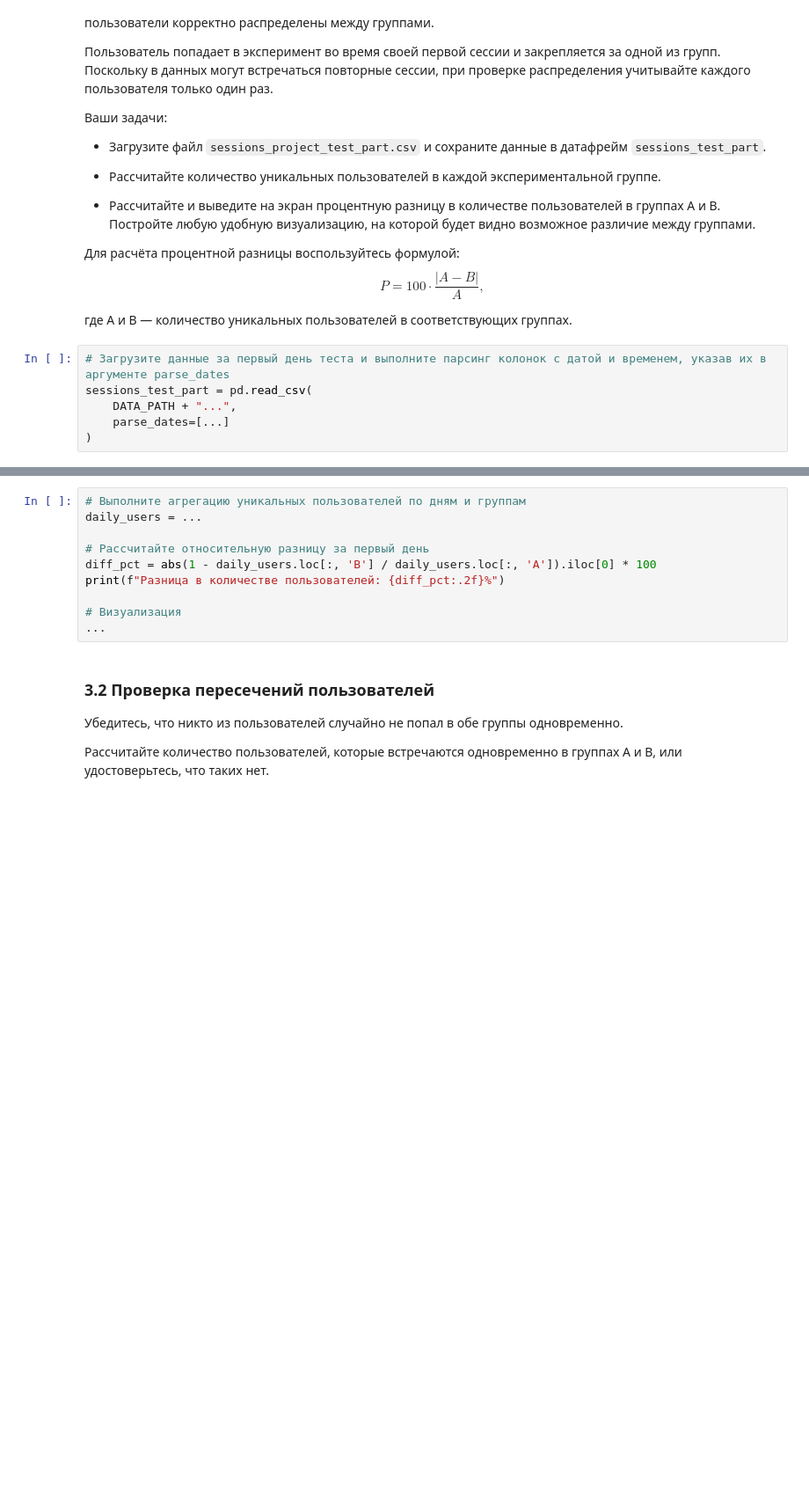
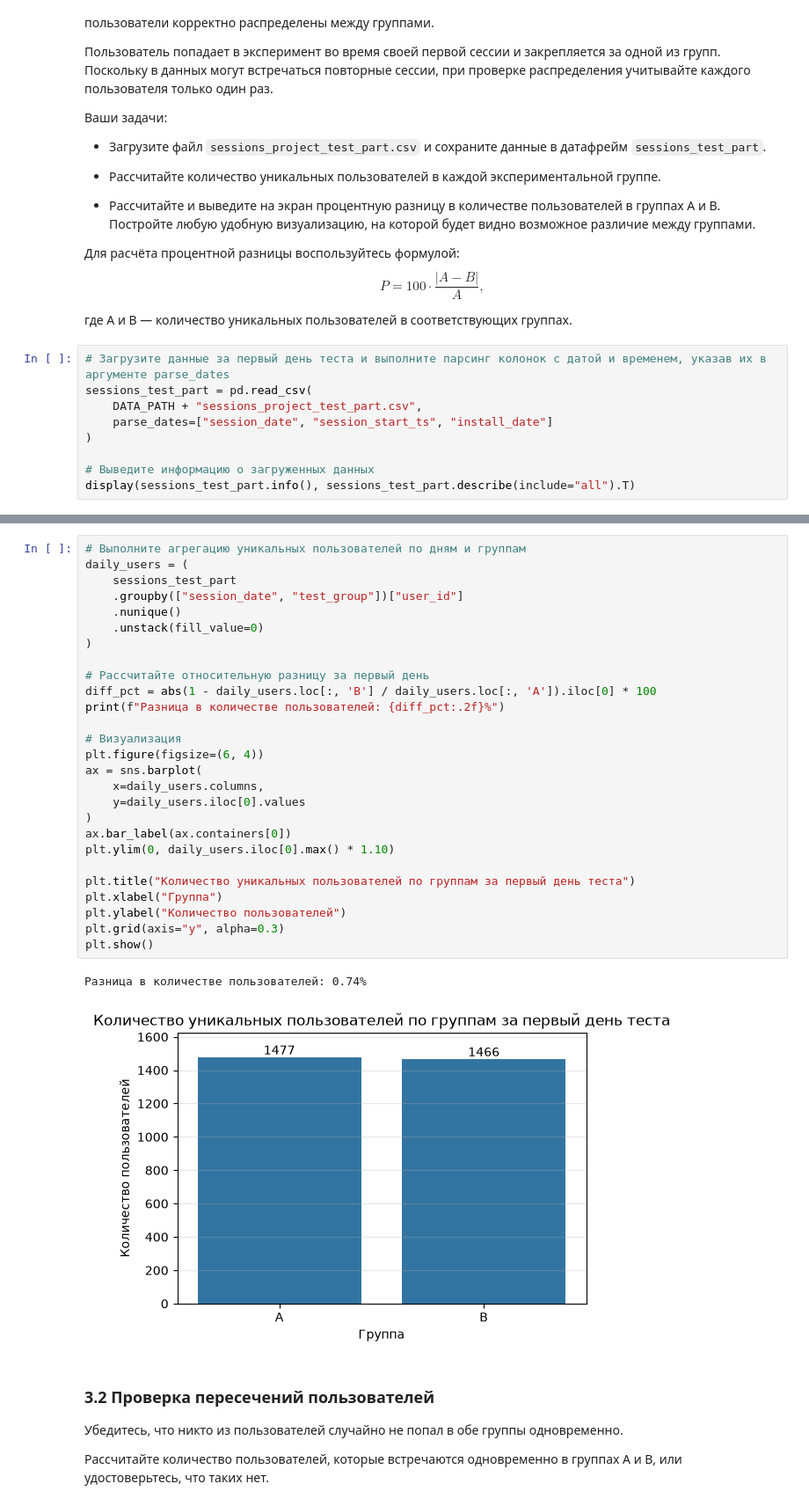
Before and after one commit to MEYakunin/Sprint22_AB_Test_Successful_First_Sessions, a Jupyter notebook: Sprint22_AB_Test_Successful_First_Sessions_Yakunin_Mikl.ipynb, the cells around one changed output, grey strips where cells are left out. Shown at 88% size. Cells and saved outputs as stored; diff of their text form; blank space fills up the shorter version.

```diff
--- a/Sprint22_AB_Test_Successful_First_Sessions_Yakunin_Mikl.ipynb
+++ b/Sprint22_AB_Test_Successful_First_Sessions_Yakunin_Mikl.ipynb
@@ -700,6 +700,9 @@ $$P = 100 \cdot  \frac{|A − B|}{A},$$
 # %%
 # Загрузите данные за первый день теста и выполните парсинг колонок с датой и временем, указав их в аргументе parse_dates
 sessions_test_part = pd.read_csv(
-    DATA_PATH + "...",
-    parse_dates=[...]
+    DATA_PATH + "sessions_project_test_part.csv",
+    parse_dates=["session_date", "session_start_ts", "install_date"]
 )
+
+# Выведите информацию о загруженных данных
+display(sessions_test_part.info(), sessions_test_part.describe(include="all").T)
@@ -706,13 +741,33 @@ sessions_test_part = pd.read_csv(
 # %%
 # Выполните агрегацию уникальных пользователей по дням и группам
-daily_users = ...
+daily_users = (
+    sessions_test_part
+    .groupby(["session_date", "test_group"])["user_id"]
+    .nunique()
+    .unstack(fill_value=0)
+)
 
 # Рассчитайте относительную разницу за первый день
 diff_pct = abs(1 - daily_users.loc[:, 'B'] / daily_users.loc[:, 'A']).iloc[0] * 100
 print(f"Разница в количестве пользователей: {diff_pct:.2f}%")
 
 # Визуализация
-...
+plt.figure(figsize=(6, 4))
+ax = sns.barplot(
+    x=daily_users.columns,
+    y=daily_users.iloc[0].values
+)
+ax.bar_label(ax.containers[0])
+plt.ylim(0, daily_users.iloc[0].max() * 1.10)
+
+plt.title("Количество уникальных пользователей по группам за первый день теста")
+plt.xlabel("Группа")
+plt.ylabel("Количество пользователей")
+plt.grid(axis="y", alpha=0.3)
+plt.show()
+# %% [output]
+Разница в количестве пользователей: 0.74%
+[figure, added]
 # %% [markdown]
 ### 3.2 Проверка пересечений пользователей
 Убедитесь, что никто из пользователей случайно не попал в обе группы одновременно.
```
Also changed, not shown: parts of 5 cells of this notebook.
